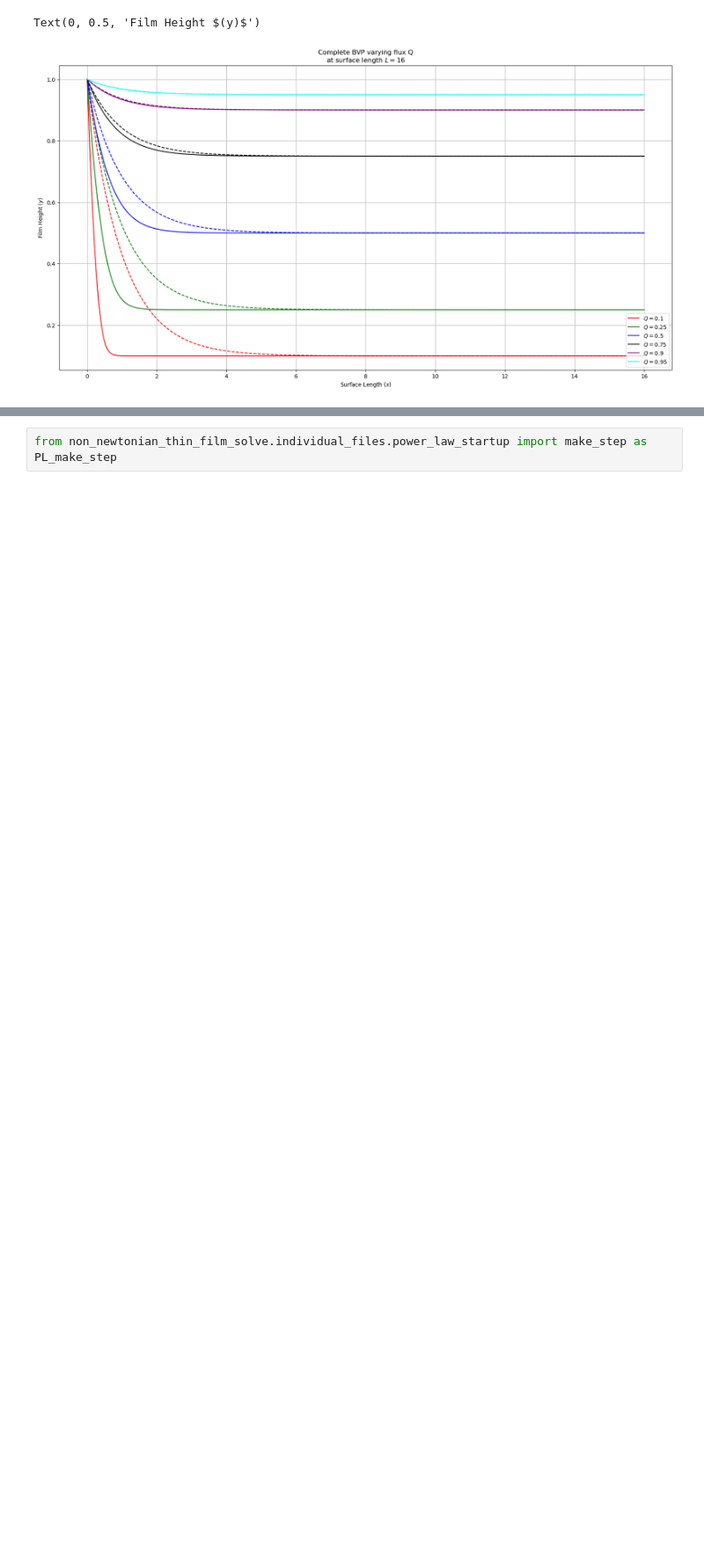
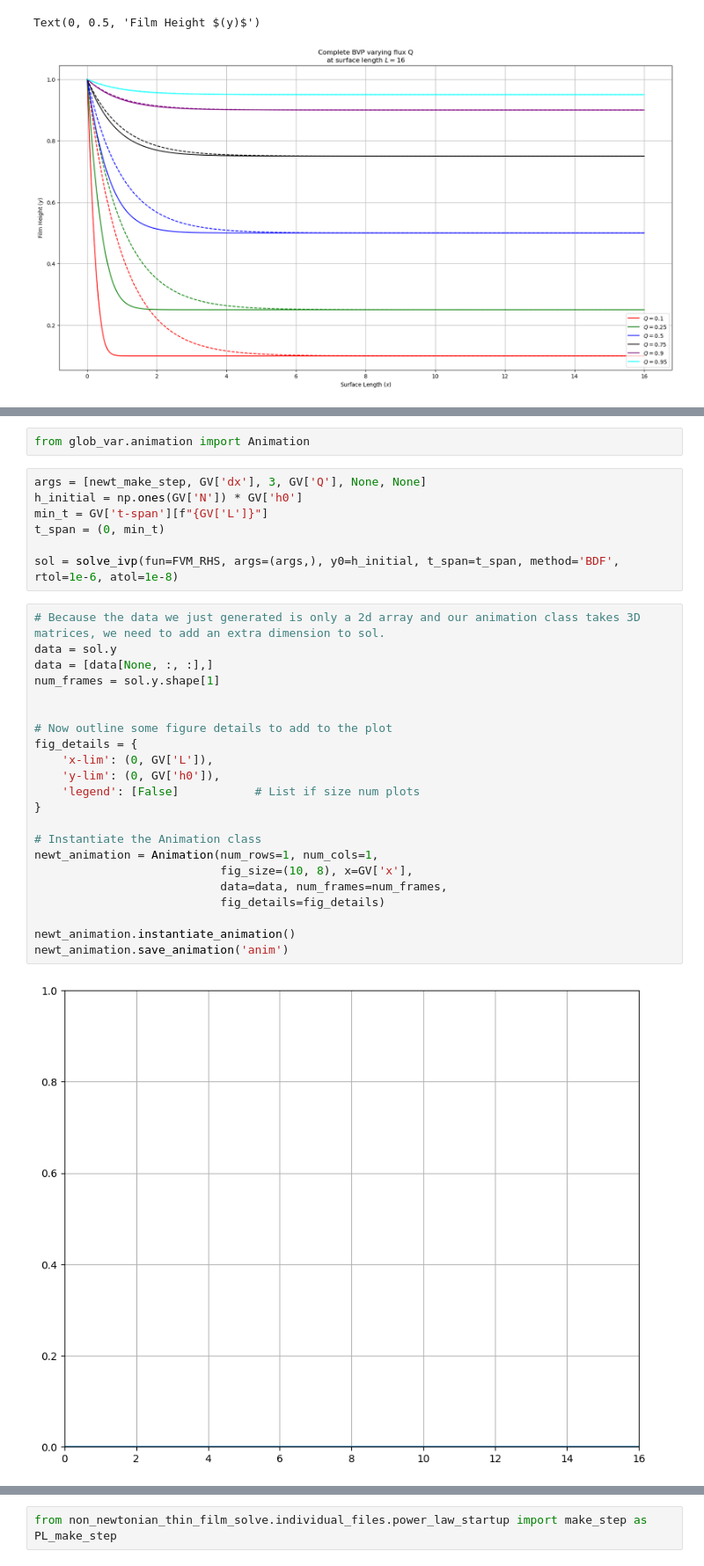
Before and after one commit to jrobo-gith/Independent-project-code, a Jupyter notebook: collection.ipynb, the cells around one changed output, grey strips where cells are left out. Shown at 88% size. Drawn from its saved outputs; the diff is of its cells as text; blank space fills up the shorter version.

```diff
--- a/collection.ipynb
+++ b/collection.ipynb
@@ -177,3 +180,36 @@ Text(0, 0.5, 'Film Height $(y)$')
+# %%
+from glob_var.animation import Animation
+# %%
+args = [newt_make_step, GV['dx'], 3, GV['Q'], None, None]
+h_initial = np.ones(GV['N']) * GV['h0']
+min_t = GV['t-span'][f"{GV['L']}"]
+t_span = (0, min_t)
+
+sol = solve_ivp(fun=FVM_RHS, args=(args,), y0=h_initial, t_span=t_span, method='BDF', rtol=1e-6, atol=1e-8)
+# %%
+# Because the data we just generated is only a 2d array and our animation class takes 3D matrices, we need to add an extra dimension to sol.
+data = sol.y
+data = [data[None, :, :],]
+num_frames = sol.y.shape[1]
+
+
+# Now outline some figure details to add to the plot
+fig_details = {
+    'x-lim': (0, GV['L']),
+    'y-lim': (0, GV['h0']),
+    'legend': [False]           # List if size num plots
+}
+
+# Instantiate the Animation class
+newt_animation = Animation(num_rows=1, num_cols=1,
+                           fig_size=(10, 8), x=GV['x'],
+                           data=data, num_frames=num_frames,
+                           fig_details=fig_details)
+
+newt_animation.instantiate_animation()
+newt_animation.save_animation('anim')
+# %% [output]
+[figure, added]
 # %% [markdown]
 ## Wednesday 16th July - Power Law Fluid
 
```
Also changed, not shown: parts of 12 cells of this notebook, 7 other files.
